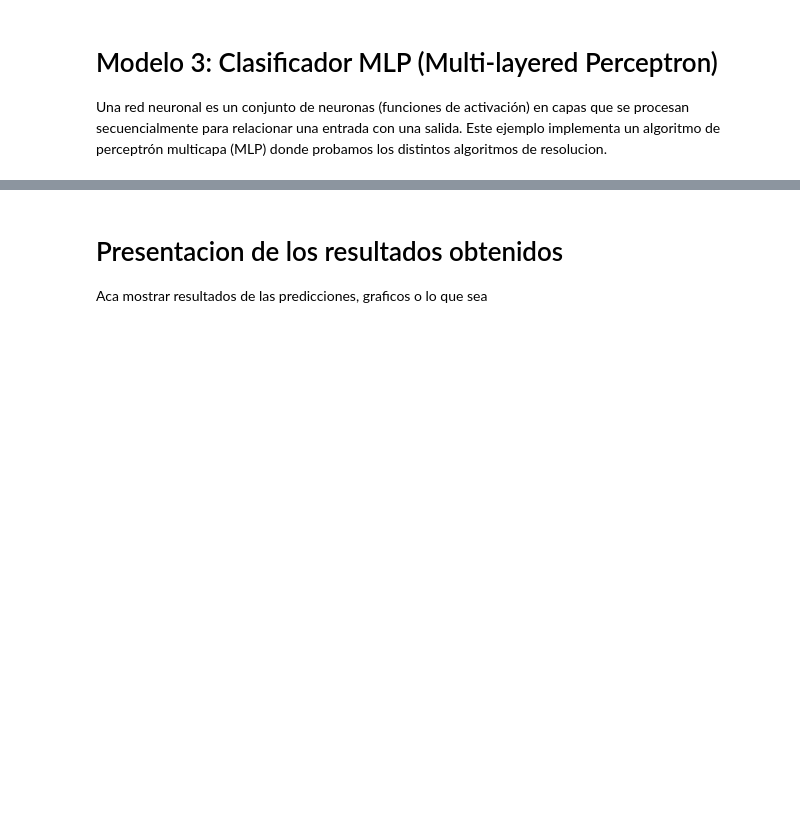
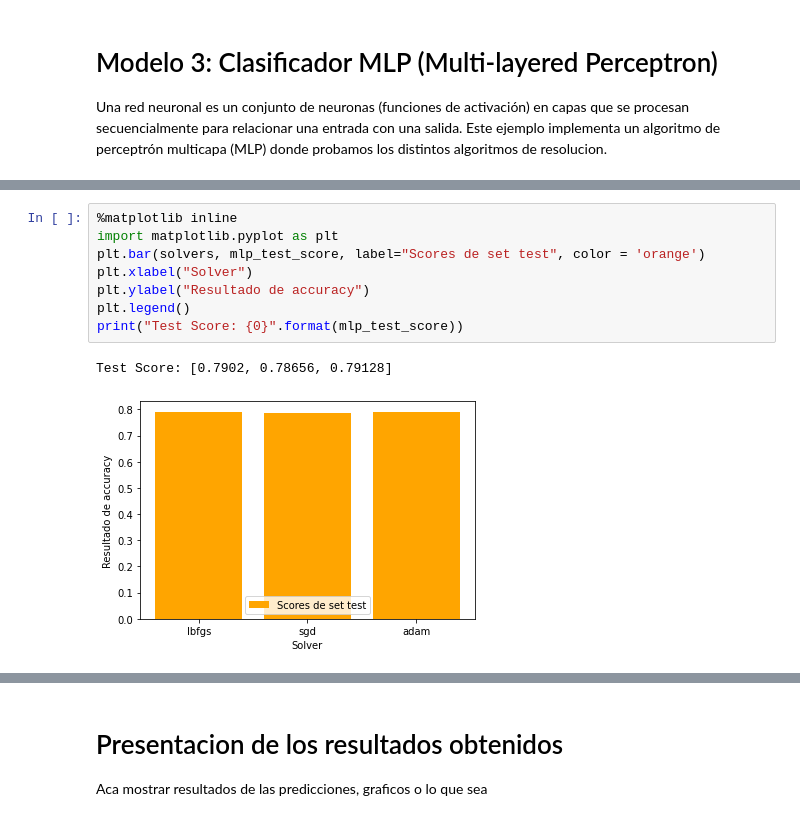
Before and after one commit to JuanAguirre-95/ia-tp1, a Jupyter notebook: tp1_accidentes.ipynb, the cells around one changed output, grey strips where cells are left out. Cells and saved outputs as stored; diff of their text form; blank space fills up the shorter version.

```diff
--- a/tp1_accidentes.ipynb
+++ b/tp1_accidentes.ipynb
@@ -197,0 +267,11 @@ plt.legend()
+# %%
+%matplotlib inline
+import matplotlib.pyplot as plt
+plt.bar(solvers, mlp_test_score, label="Scores de set test", color = 'orange')
+plt.xlabel("Solver")
+plt.ylabel("Resultado de accuracy")
+plt.legend()
+print("Test Score: {0}".format(mlp_test_score))
+# %% [output]
+Test Score: [0.7902, 0.78656, 0.79128]
+[figure, added]
```
Also changed, not shown: parts of 14 cells of this notebook.
